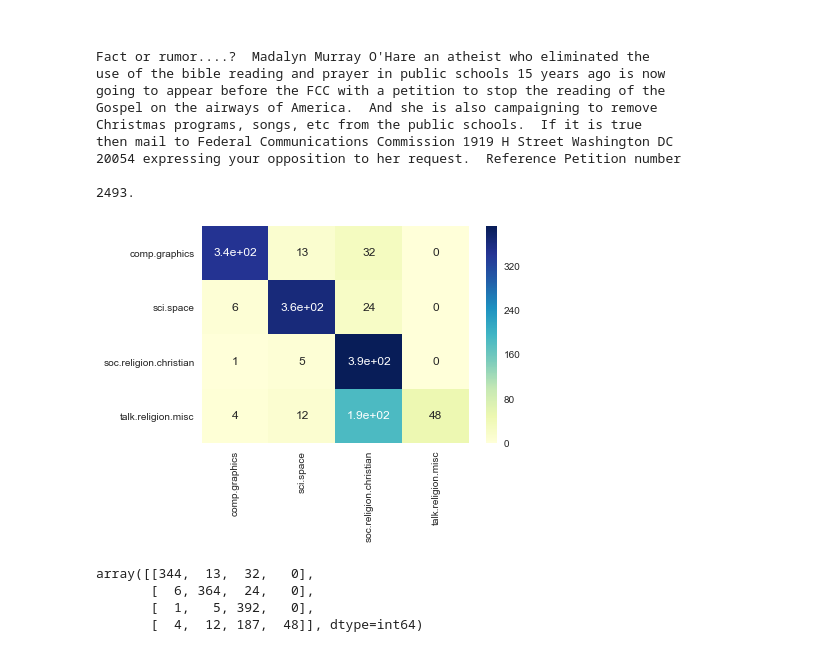
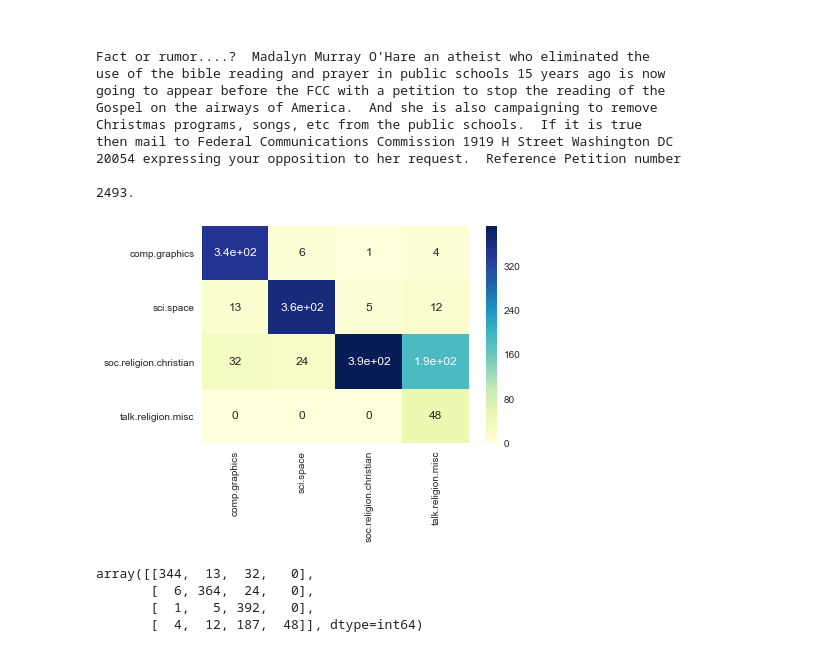
Before and after one commit to JinHwaChiu/DS_reference, a Jupyter notebook: DataScienceHandbook/5. MachineLearning/Naive Bayes Classification.ipynb, the cells around one changed output. Drawn from its saved outputs; the diff is of its cells as text; code cells hidden in the pictures.

```diff
--- a/DataScienceHandbook/5. MachineLearning/Naive Bayes Classification.ipynb
+++ b/DataScienceHandbook/5. MachineLearning/Naive Bayes Classification.ipynb
@@ -126,9 +126,9 @@ clf.fit(train.data,train.target) # fit train data
 labels = clf.predict(test.data) # predict data
 # %%
 mat = confusion_matrix(test.target,labels)
-heatmap = sns.heatmap(mat,cmap='YlGnBu',annot=True,xticklabels=test.target_names, yticklabels=test.target_names,)
+heatmap = sns.heatmap(mat.T,cmap='YlGnBu',annot=True,xticklabels=test.target_names, yticklabels=test.target_names,)
 # %% [output]
-[figure, old version]
+[figure, new version]
 # %%
 # %% [output]
 array([[344,  13,  32,   0],
```
